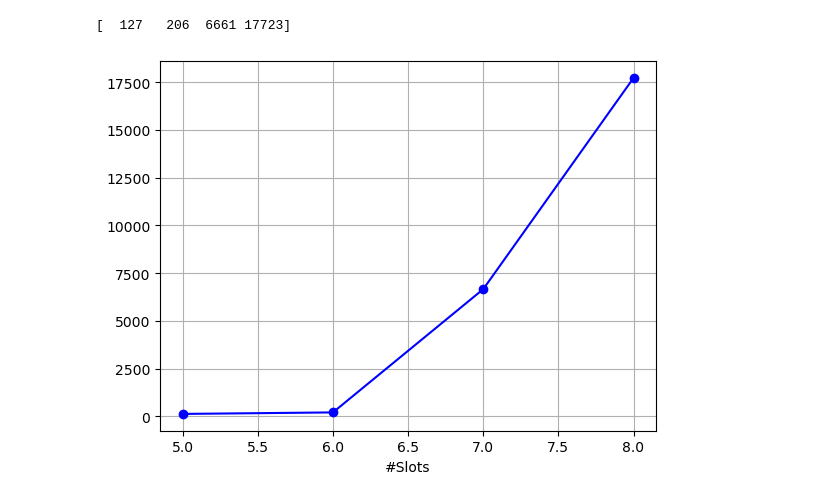
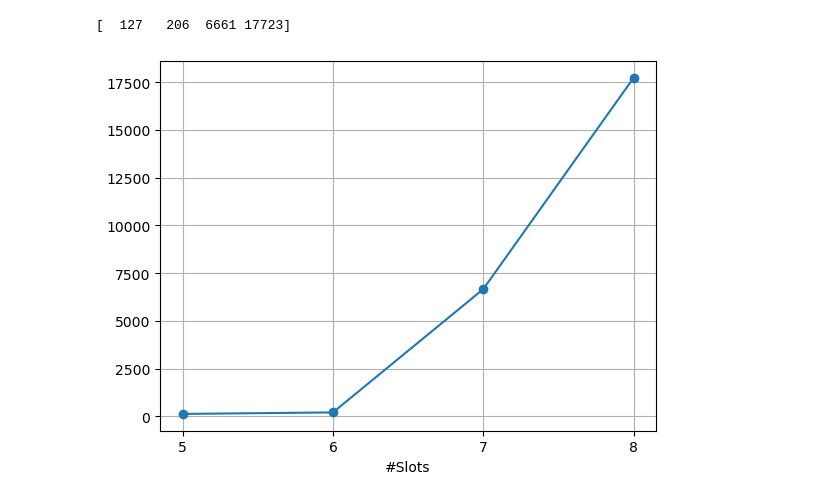
Before and after one commit to orenlivne/nerdle-solver, a Jupyter notebook: mini_nerdle_test.ipynb, the cells around one changed output. Drawn from its saved outputs; the diff is of its cells as text; code cells hidden in the pictures.

```diff
--- a/mini_nerdle_test.ipynb
+++ b/mini_nerdle_test.ipynb
@@ -118,8 +127,9 @@ print(num_answers)
 # %% [output]
 [  127   206  6661 17723]
 # %%
-plt.plot(slots, num_answers, 'bo-')
+plt.plot(slots, num_answers, 'o-')
 plt.xlabel("#Slots");
 plt.grid(True);
+plt.xticks(slots);
 # %% [output]
-[figure, old version]
+[figure, new version]
```
Also changed, not shown: parts of 5 cells of this notebook, 2 other files.
